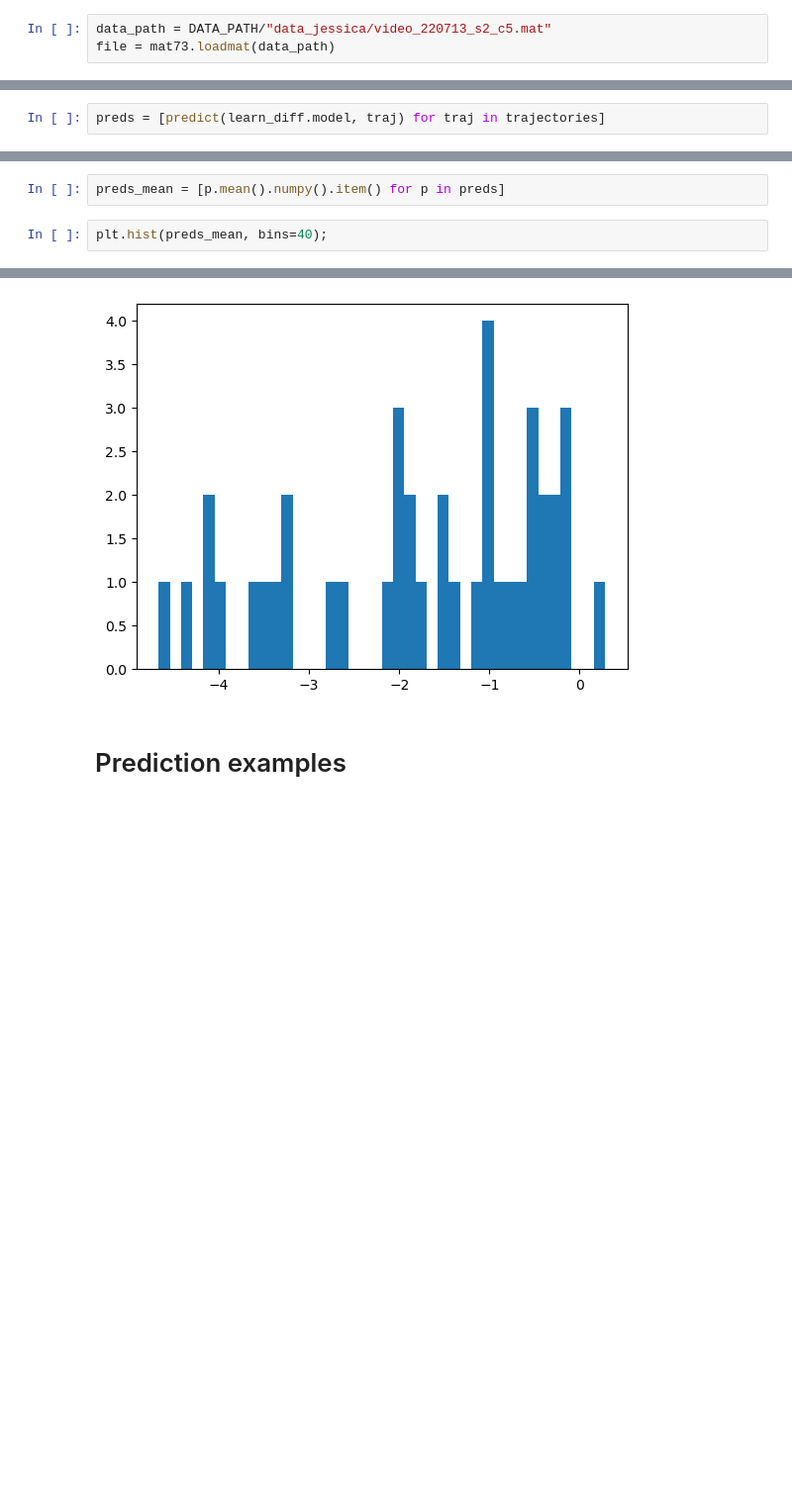
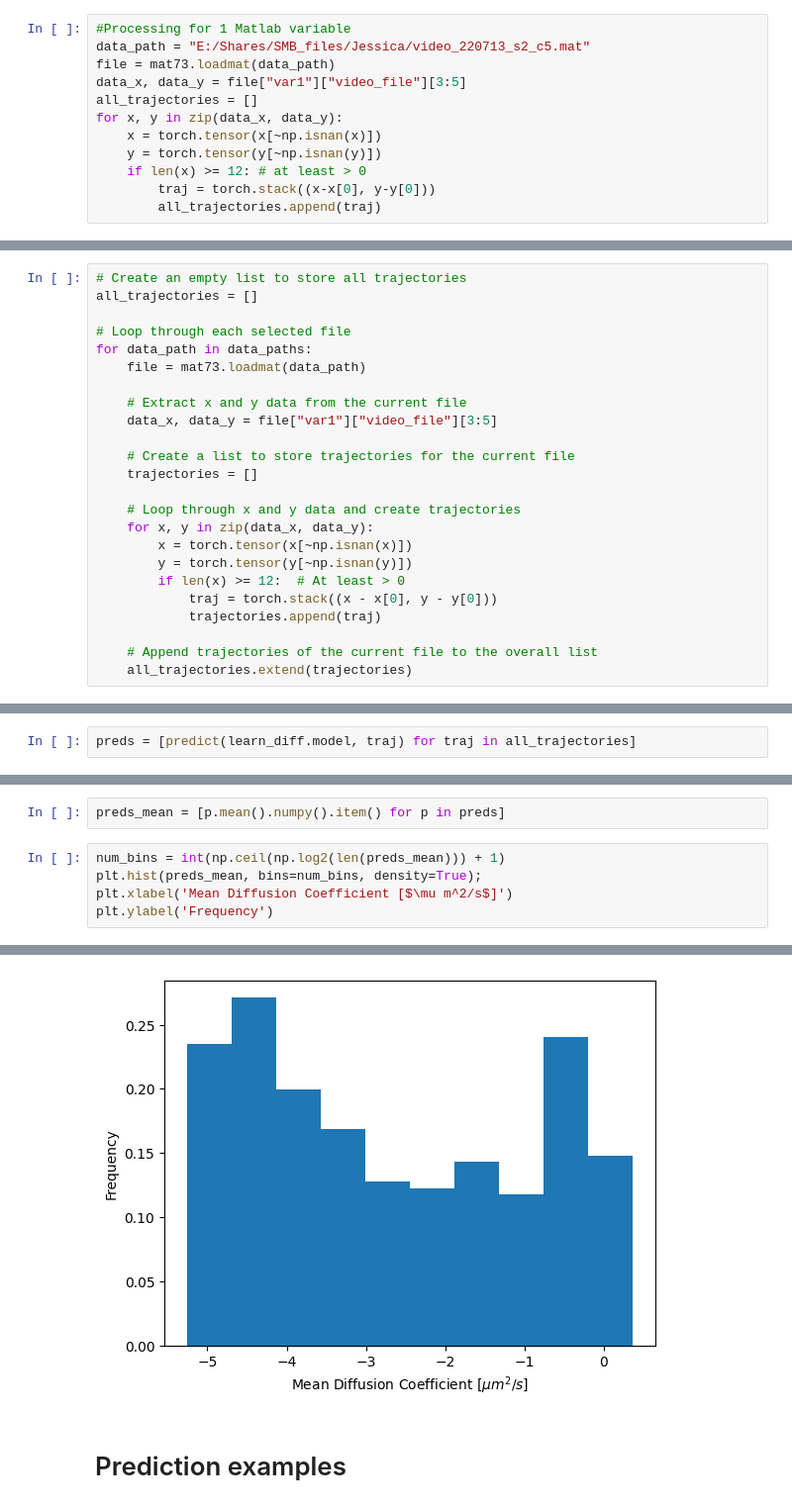
Before and after one commit to JessicaAngulo/step, a Jupyter notebook: nbs/tutorials/preliminary.ipynb, the cells around one changed output, grey strips where cells are left out. Shown at 99% size. Saved outputs shown, nothing was run; the diff lists cells and outputs as text; blank space fills up the shorter version.

```diff
--- a/nbs/tutorials/preliminary.ipynb
+++ b/nbs/tutorials/preliminary.ipynb
@@ -63,3 +61,12 @@ ERROR:root:ERROR: MATLAB type not supported: table, (uint32)
 # %%
-data_path = DATA_PATH/"data_jessica/video_220713_s2_c5.mat"
+#Processing for 1 Matlab variable
+data_path = "E:/Shares/SMB_files/Jessica/video_220713_s2_c5.mat"
 file = mat73.loadmat(data_path)
+data_x, data_y = file["var1"]["video_file"][3:5]
+all_trajectories = []
+for x, y in zip(data_x, data_y):
+    x = torch.tensor(x[~np.isnan(x)])
+    y = torch.tensor(y[~np.isnan(y)])
+    if len(x) >= 12: # at least > 0
+        traj = torch.stack((x-x[0], y-y[0]))
+        all_trajectories.append(traj)
@@ -79,0 +90,24 @@ for x, y in zip(data_x, data_y):
+# %%
+# Create an empty list to store all trajectories
+all_trajectories = []
+
+# Loop through each selected file
+for data_path in data_paths:
+    file = mat73.loadmat(data_path)
+
+    # Extract x and y data from the current file
+    data_x, data_y = file["var1"]["video_file"][3:5]
+
+    # Create a list to store trajectories for the current file
+    trajectories = []
+
+    # Loop through x and y data and create trajectories
+    for x, y in zip(data_x, data_y):
+        x = torch.tensor(x[~np.isnan(x)])
+        y = torch.tensor(y[~np.isnan(y)])
+        if len(x) >= 12:  # At least > 0
+            traj = torch.stack((x - x[0], y - y[0]))
+            trajectories.append(traj)
+
+    # Append trajectories of the current file to the overall list
+    all_trajectories.extend(trajectories)
@@ -115,5 +165,5 @@ learn_exp.model.eval();
 def predict(model, x):
     return to_detach(model(x.cuda().T.unsqueeze(0).float()).squeeze())
 # %%
-preds = [predict(learn_diff.model, traj) for traj in trajectories]
+preds = [predict(learn_diff.model, traj) for traj in all_trajectories]
 # %% [markdown]
@@ -125,5 +180,8 @@ plt.hist(torch.cat(preds).numpy(), bins=40);
 # %%
 preds_mean = [p.mean().numpy().item() for p in preds]
 # %%
-plt.hist(preds_mean, bins=40);
+num_bins = int(np.ceil(np.log2(len(preds_mean))) + 1)
+plt.hist(preds_mean, bins=num_bins, density=True);
+plt.xlabel('Mean Diffusion Coefficient [$\mu m^2/s$]')
+plt.ylabel('Frequency')
 # %% [output]
@@ -130,4 +189,4 @@ plt.hist(preds_mean, bins=40);
-[figure, old version]
+[figure, new version]
 # %% [markdown]
 # Prediction examples
 # %%
```
Also changed, not shown: parts of 11 cells of this notebook, 4 other files.
